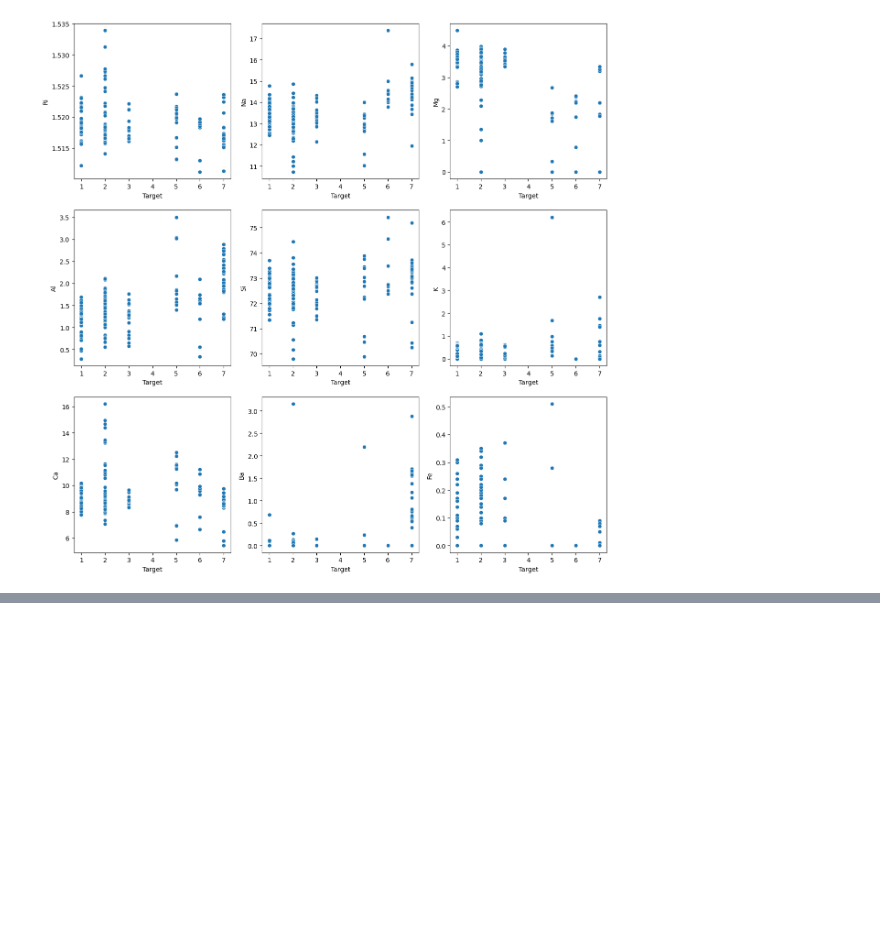
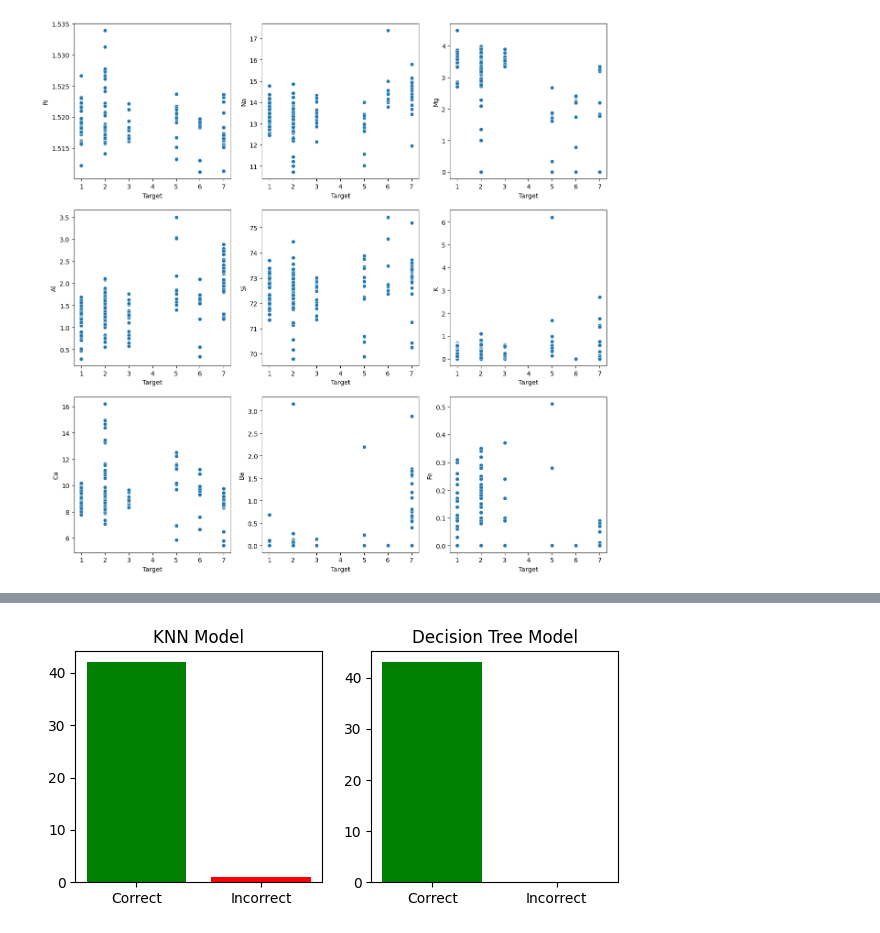
Before and after one commit to AlfieFitch/CS165-Coursework, a Jupyter notebook: Coursework1.ipynb, the cells around one changed output, grey strips where cells are left out. Saved outputs shown, nothing was run; the diff lists cells and outputs as text; code cells hidden in the pictures; blank space fills up the shorter version.

```diff
--- a/Coursework1.ipynb
+++ b/Coursework1.ipynb
@@ -104,0 +269,4 @@ The Scatterplots above give a good understanding of each type composition. For e
+# %%
+classifier = DecisionTreeClassifier()
+
+classifier.fit(data_train.values, label_train)
@@ -104,0 +332,23 @@ The Scatterplots above give a good understanding of each type composition. For e
+# %%
+k = 5
+
+knn_correct = 0;
+knn_incorrect = 0;
+
+knn = KNeighborsClassifier(n_neighbors=k)
+knn.fit(data_train.values, label_train)
+
+knn_pred = knn.predict(data_test.values)
+
+for index, row in data_test.iterrows():
+    individual_prediction = knn.predict([row])
+    equal = False
+    if individual_prediction == label_test.loc[index].values:
+        equal = True
+        knn_correct += 1;
+    else:
+        knn_incorrect += 1;
+    print("Prediction: ", individual_prediction , " -  Actual: ", label_test.loc[index].values, " -  Correct?:", equal)
+
+accuracy = accuracy_score(label_test, knn_pred)
+print('Accuracy:', accuracy)
@@ -104,0 +413,16 @@ The Scatterplots above give a good understanding of each type composition. For e
+# %%
+fig, axs = plt.subplots(1, 2 ,figsize=(7, 3))
+plt.subplot(1,2,1)
+plt.title("KNN Model")
+plt.bar(x=[0], height=[knn_correct], color='green')
+plt.bar(x = [1], height=[knn_incorrect], color='red')
+plt.xticks([0,1], ['Correct', 'Incorrect'])
+plt.subplot(1,2,2)
+plt.title("Decision Tree Model")
+plt.bar(x=[0], height=[DTC_correct], color='green')
+plt.bar(x = [1], height=[DTC_incorrect], color='red')
+plt.xticks([0,1], ['Correct', 'Incorrect'])
+
+plt.show()
+# %% [output]
+[figure, added]
```
Also changed, not shown: parts of 28 cells of this notebook.
